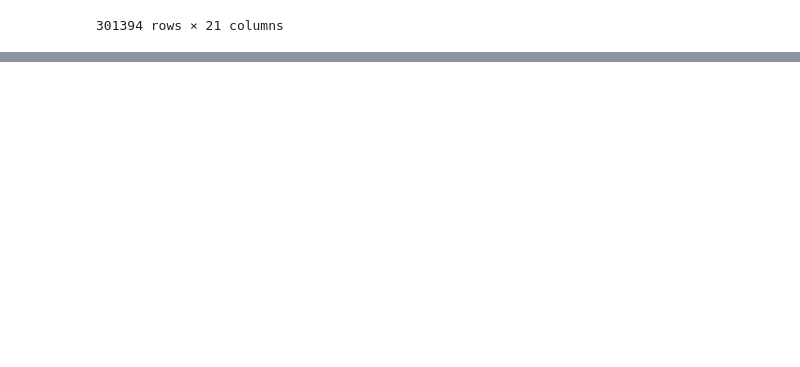
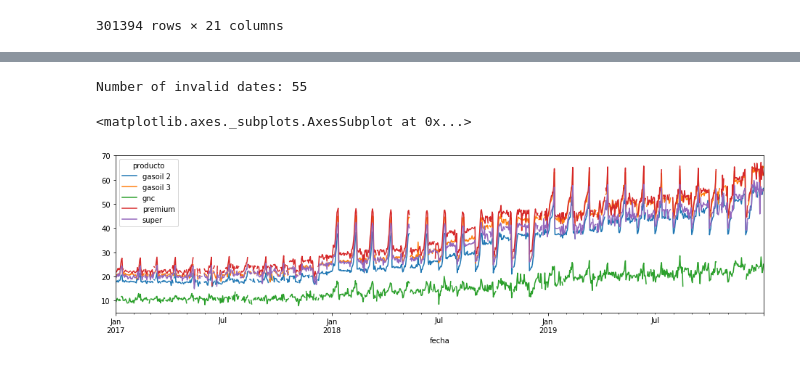
Before and after one commit to coldwhitewinters/LV, a Jupyter notebook: notebooks/limpieza.ipynb, the cells around one changed output, grey strips where cells are left out. Saved outputs shown, nothing was run; the diff lists cells and outputs as text; code cells hidden in the pictures; blank space fills up the shorter version.

```diff
--- a/notebooks/limpieza.ipynb
+++ b/notebooks/limpieza.ipynb
@@ -192,0 +231,4 @@ data.to_csv("../data/base_limpia.csv", index=False)
+# %%
+print("Number of invalid dates:", len(precio_nafta[~precio_nafta.valid]))
+# %% [output]
+Number of invalid dates: 55
@@ -192,0 +245,13 @@ data.to_csv("../data/base_limpia.csv", index=False)
+# %%
+precio_nafta = precio_nafta.set_index("fecha").sort_index()
+# %%
+precio_nafta = precio_nafta[(precio_nafta.index.year >= 2017) & (precio_nafta.index.year < 2020)]
+# %%
+precio_nafta = precio_nafta.drop(columns="valid")
+# %%
+precios = pd.pivot_table(precio_nafta, values="precio", columns="producto", index=precio_nafta.index, aggfunc="median").resample("D").mean()
+# %%
+precios.plot()
+# %% [output]
+<matplotlib.axes._subplots.AxesSubplot at 0x...>
+[figure, added]
```
Also changed, not shown: parts of 21 cells of this notebook, 4 other files.
